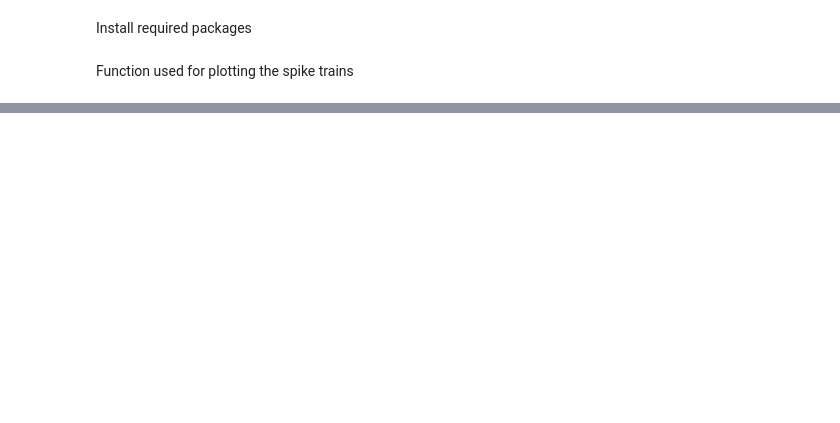
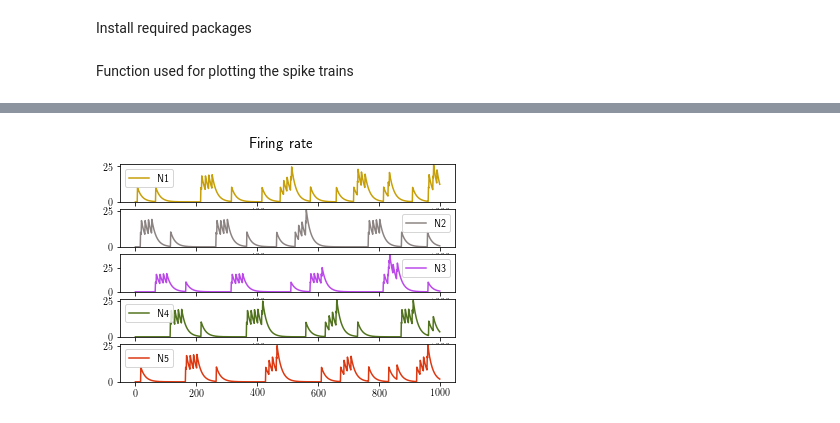
Before and after one commit to ABra1993/LisbonLab, a Jupyter notebook: Current/SNN_current_multidim.ipynb, the cells around one changed output, grey strips where cells are left out. Drawn from its saved outputs; the diff is of its cells as text; code cells hidden in the pictures; blank space fills up the shorter version.

```diff
--- a/Current/SNN_current_multidim.ipynb
+++ b/Current/SNN_current_multidim.ipynb
@@ -568,0 +341,8 @@ INFO:matplotlib.animation:Animation.save using <class 'matplotlib.animation.Pill
+# %%
+def exponential_filter(t, tau):
+    """ Exponential filter. """
+    return np.exp(-t/tau)
+# %%
+def firing_rate(spike_train, filt):
+    """ Compute firing rate by the convolution of exponential filter and spike train. """
+    return np.convolve(spike_train, filt)
@@ -568,0 +351,30 @@ INFO:matplotlib.animation:Animation.save using <class 'matplotlib.animation.Pill
+# %%
+def visualize_firing_rate():
+    """ Compute and visualize firing rate of each neuron. """
+
+    # spike trains
+    spike_trains = copy.copy(o)
+    spike_trains[spike_trains == 100] = 1
+
+    # initialize exponential filter
+    tau = 1.5
+    y = [exponential_filter(i, tau) for i in t]
+
+    # initialize plots
+    plots = N
+    pl.subplots(plots, 1)
+    pl.suptitle('Firing rate', fontsize=15)
+    counter = 1
+
+    # compute input estimate
+    for i in range(1, N+1):
+
+        # compute firing rate
+        firingrate = firing_rate(spike_trains[i - 1, :], y)
+
+        # plot firing rate
+        pl.subplot(plots, 1, counter)
+        counter = counter + 1
+        pl.plot(firingrate[0: iterations], color=color[i - 1][:]/255, label='N%i' %i)
+        pl.ylim(0, max(firingrate) + 0.5)
+        pl.legend()
@@ -568,0 +401,4 @@ INFO:matplotlib.animation:Animation.save using <class 'matplotlib.animation.Pill
+# %%
+visualize_firing_rate()
+# %% [output]
+[figure, added]
```
Also changed, not shown: parts of 56 cells of this notebook, 6 other files.
